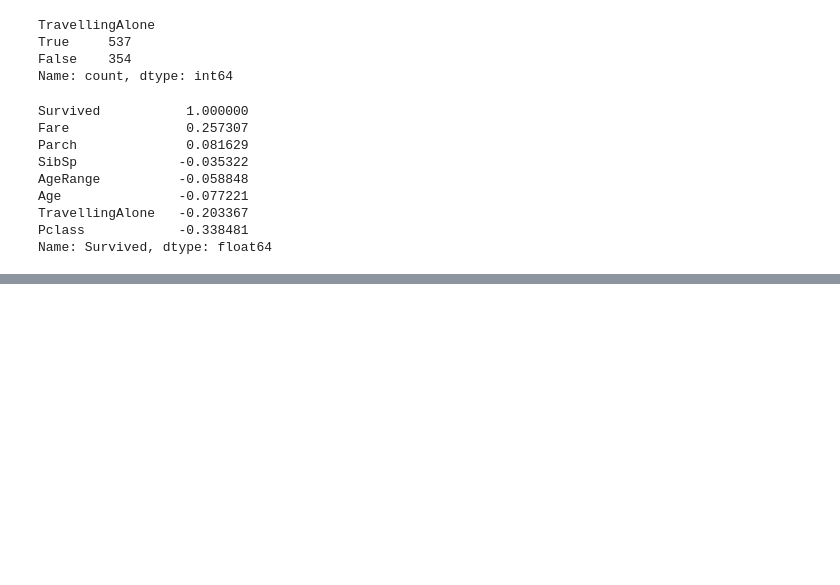
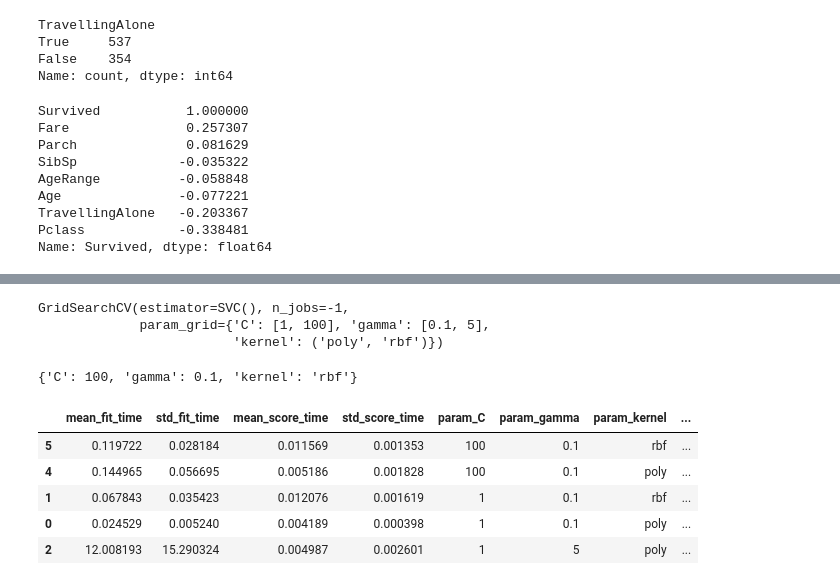
Before and after one commit to mattreu/ml_tests, a Jupyter notebook: scikit/classifier_titanic.ipynb, the cells around one changed output, grey strips where cells are left out. Cells and saved outputs as stored; diff of their text form; code cells hidden in the pictures; blank space fills up the shorter version.

Commit message:
titanic prediction process and result

```diff
--- a/scikit/classifier_titanic.ipynb
+++ b/scikit/classifier_titanic.ipynb
@@ -133,0 +176,16 @@ titanic_labels = titanic_train["Survived"].copy()
+# %%
+num_cols = ['Fare']
+cat_cols = ['AgeRange', 'Embarked', 'Pclass', 'Sex', 'TravellingAlone']
+preprocessing = ColumnTransformer([
+    ('num', num_pipeline, num_cols),
+    ('cat', cat_pipeline, cat_cols),
+    ('cabin', cabin_pipeline, ['CabinCategory'])
+])
+# %%
+X_train = preprocessing.fit_transform(X_train_raw)
+y_train = titanic_train["Survived"].copy()
+X_test = preprocessing.fit_transform(titanic_test)
+# %%
+parameters = {'max_depth': np.arange(4,12,1), 'n_estimators': np.arange(50,325,25), 'max_features':('sqrt', 'log2')}
+grid_search = GridSearchCV(RandomForestClassifier(), parameters, n_jobs=-1)
+grid_search.fit(X_train, y_train)
@@ -133,0 +212,23 @@ titanic_labels = titanic_train["Survived"].copy()
+# %%
+parameters = {'C': [1,100], 'gamma': [0.1,5], 'kernel':('poly', 'rbf')}
+grid_search_svc = GridSearchCV(SVC(), parameters, n_jobs=-1)
+grid_search_svc.fit(X_train, y_train)
+# %% [output]
+GridSearchCV(estimator=SVC(), n_jobs=-1,
+             param_grid={'C': [1, 100], 'gamma': [0.1, 5],
+                         'kernel': ('poly', 'rbf')})
+# %%
+grid_search_svc.best_params_
+# %% [output]
+{'C': 100, 'gamma': 0.1, 'kernel': 'rbf'}
+# %%
+cv_results_svc = pd.DataFrame(grid_search_svc.cv_results_)
+cv_results_svc.sort_values(by='mean_test_score', ascending=False, inplace=True)
+cv_results_svc.head()
+# %% [output]
+|  | mean_fit_time | std_fit_time | mean_score_time | std_score_time | param_C | param_gamma | param_kernel | ... |
+| 5 | 0.119722 | 0.028184 | 0.011569 | 0.001353 | 100 | 0.1 | rbf | ... |
+| 4 | 0.144965 | 0.056695 | 0.005186 | 0.001828 | 100 | 0.1 | poly | ... |
+| 1 | 0.067843 | 0.035423 | 0.012076 | 0.001619 | 1 | 0.1 | rbf | ... |
+| 0 | 0.024529 | 0.005240 | 0.004189 | 0.000398 | 1 | 0.1 | poly | ... |
+| 2 | 12.008193 | 15.290324 | 0.004987 | 0.002601 | 1 | 5 | poly | ... |
```
Also changed, not shown: parts of 26 cells of this notebook, 1 other file.
